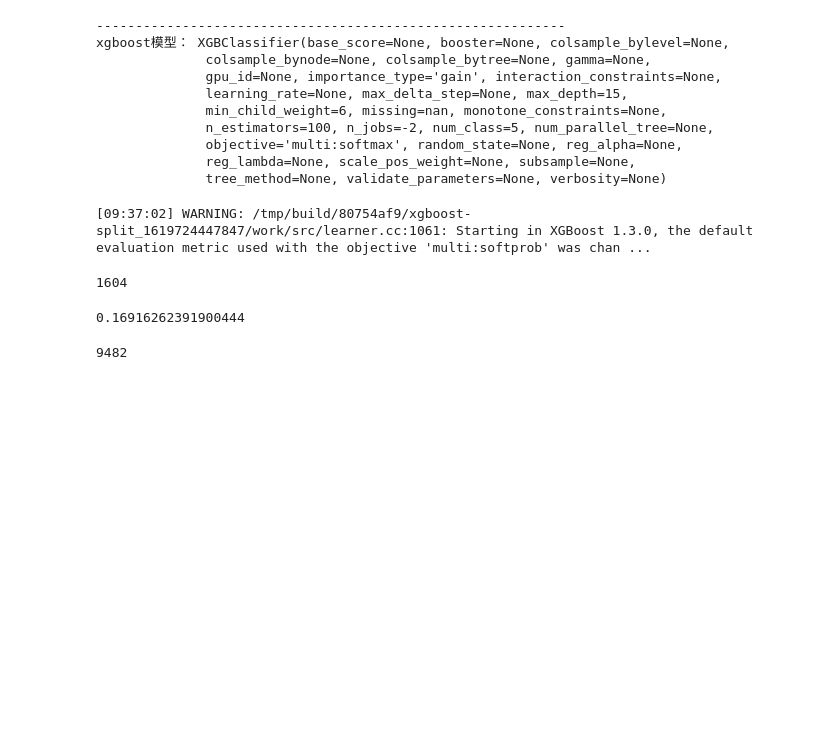
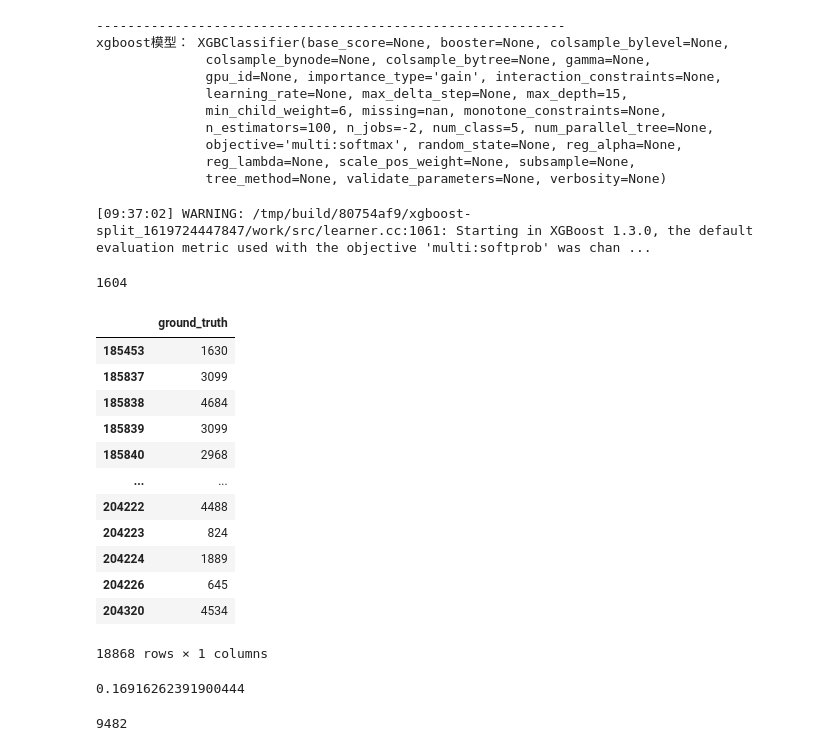
Before and after one commit to kingstdio/BioUniprot, a Jupyter notebook: tasks/task3/task3_ecPrediction.ipynb, the cells around one changed output. Cells and saved outputs as stored; diff of their text form; code cells hidden in the pictures; blank space fills up the shorter version.

```diff
--- a/tasks/task3/task3_ecPrediction.ipynb
+++ b/tasks/task3/task3_ecPrediction.ipynb
@@ -307,6 +374,22 @@ xgboost模型： XGBClassifier(base_score=None, booster=None, colsample_bylevel=
               tree_method=None, validate_parameters=None, verbosity=None)
 [09:37:02] WARNING: /tmp/build/80754af9/xgboost-split_1619724447847/work/src/learner.cc:1061: Starting in XGBoost 1.3.0, the default evaluation metric used with the objective 'multi:softprob' was chan ...
 1604
+# %%
+aa
+# %% [output]
+|  | ground_truth |
+| 185453 | 1630 |
+| 185837 | 3099 |
+| 185838 | 4684 |
+| 185839 | 3099 |
+| 185840 | 2968 |
+| ... | ... |
+| 204222 | 4488 |
+| 204223 | 824 |
+| 204224 | 1889 |
+| 204226 | 645 |
+| 204320 | 4534 |
+18868 rows × 1 columns
 # %%
 1604/len(test_sub)
 # %% [output]
```
Also changed, not shown: parts of 25 cells of this notebook, 4 other files.
